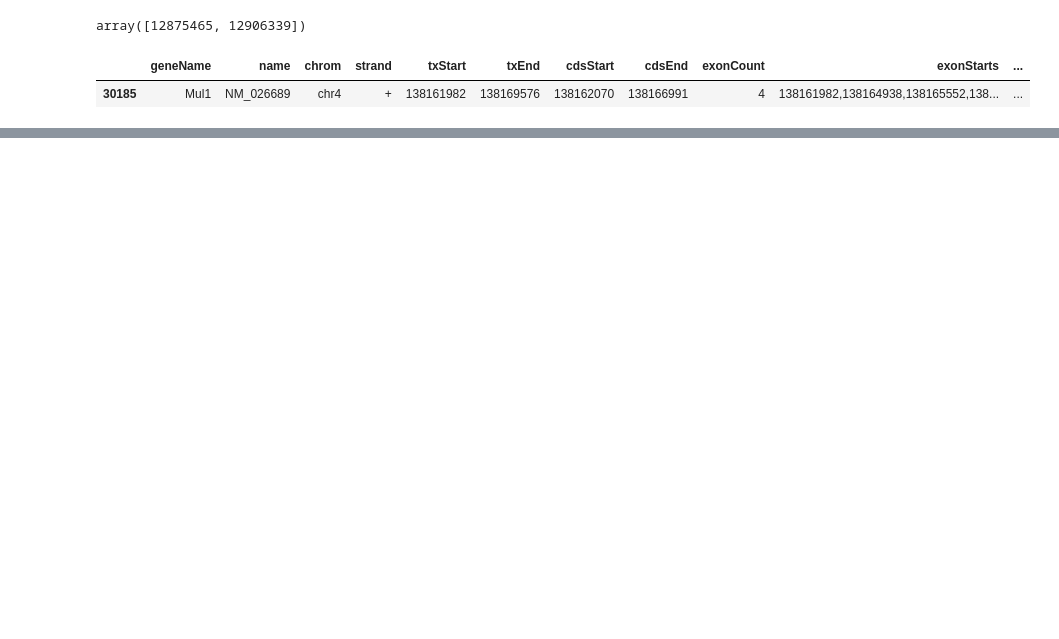
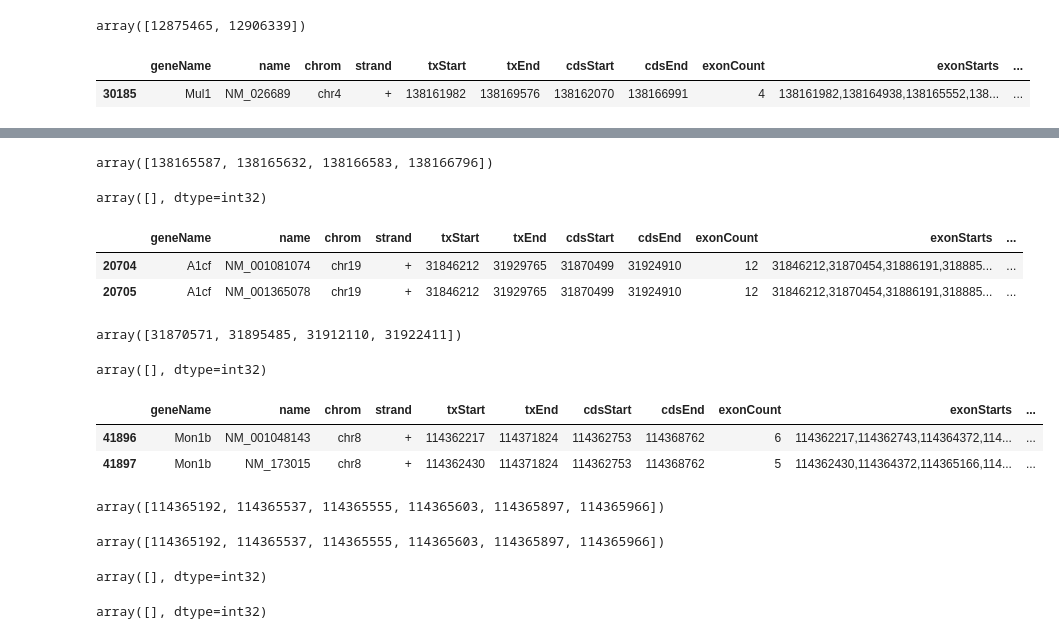
Before and after one commit to aki2274/KOnezumi-AID, a Jupyter notebook: scripts/狙える塩基_strand_plus.ipynb, the cells around one changed output, grey strips where cells are left out. Cells and saved outputs as stored; diff of their text form; code cells hidden in the pictures; blank space fills up the shorter version.

```diff
--- a/scripts/狙える塩基_strand_plus.ipynb
+++ b/scripts/狙える塩基_strand_plus.ipynb
@@ -410,0 +392,44 @@ array([], dtype=int32)
+# %%
+CT_target_base_strand_plus("NM_026689")
+# %% [output]
+array([138165587, 138165632, 138166583, 138166796])
+# %%
+AG_target_base_strand_plus("NM_026689")
+# %% [output]
+array([], dtype=int32)
+# %%
+gene_df[gene_df['geneName']=='A1cf']
+# %% [output]
+|  | geneName | name | chrom | strand | txStart | txEnd | cdsStart | cdsEnd | exonCount | exonStarts | ... |
+| 20704 | A1cf | NM_001081074 | chr19 | + | 31846212 | 31929765 | 31870499 | 31924910 | 12 | 31846212,31870454,31886191,318885... | ... |
+| 20705 | A1cf | NM_001365078 | chr19 | + | 31846212 | 31929765 | 31870499 | 31924910 | 12 | 31846212,31870454,31886191,318885... | ... |
+# %%
+CT_target_base_strand_plus("NM_001365078")
+# %% [output]
+array([31870571, 31895485, 31912110, 31922411])
+# %%
+AG_target_base_strand_plus("NM_001365078")
+# %% [output]
+array([], dtype=int32)
+# %%
+gene_df[gene_df['geneName']=='Mon1b']
+# %% [output]
+|  | geneName | name | chrom | strand | txStart | txEnd | cdsStart | cdsEnd | exonCount | exonStarts | ... |
+| 41896 | Mon1b | NM_001048143 | chr8 | + | 114362217 | 114371824 | 114362753 | 114368762 | 6 | 114362217,114362743,114364372,114... | ... |
+| 41897 | Mon1b | NM_173015 | chr8 | + | 114362430 | 114371824 | 114362753 | 114368762 | 5 | 114362430,114364372,114365166,114... | ... |
+# %%
+CT_target_base_strand_plus('NM_001048143')
+# %% [output]
+array([114365192, 114365537, 114365555, 114365603, 114365897, 114365966])
+# %%
+CT_target_base_strand_plus("NM_173015")
+# %% [output]
+array([114365192, 114365537, 114365555, 114365603, 114365897, 114365966])
+# %%
+AG_target_base_strand_plus('NM_001048143')
+# %% [output]
+array([], dtype=int32)
+# %%
+AG_target_base_strand_plus("NM_173015")
+# %% [output]
+array([], dtype=int32)
```
Also changed, not shown: parts of 16 cells of this notebook.
